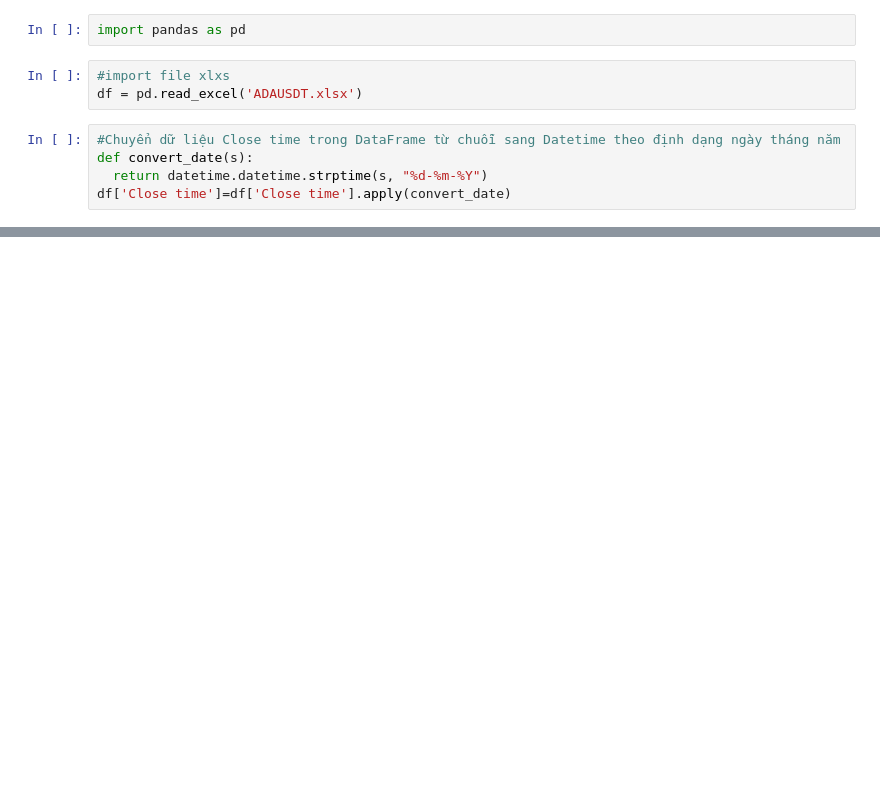
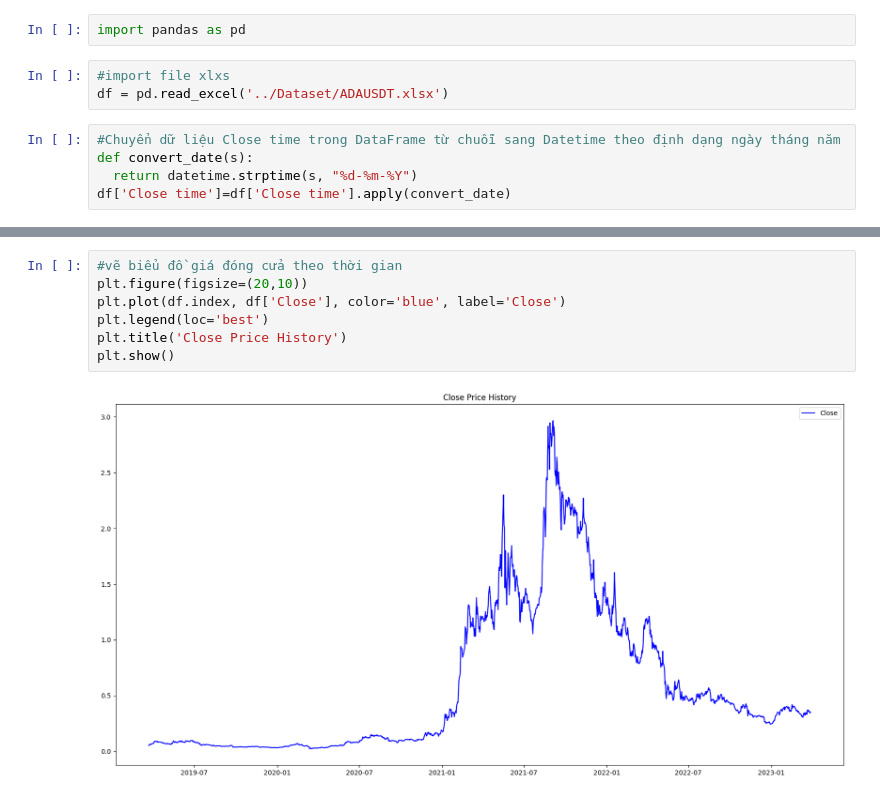
Before and after one commit to hoapham2k2/IS403.N21.HTTT_Nhom6, a Jupyter notebook: SVR.ipynb, the cells around one changed output, grey strips where cells are left out. Cells and saved outputs as stored; diff of their text form; blank space fills up the shorter version.

```diff
--- a/SVR.ipynb
+++ b/SVR.ipynb
@@ -10,11 +10,11 @@ import datetime
 import pandas as pd
 # %%
 #import file xlxs
-df = pd.read_excel('ADAUSDT.xlsx')
+df = pd.read_excel('../Dataset/ADAUSDT.xlsx')
 # %%
 #Chuyển dữ liệu Close time trong DataFrame từ chuỗi sang Datetime theo định dạng ngày tháng năm
 def convert_date(s):
-  return datetime.datetime.strptime(s, "%d-%m-%Y")
+  return datetime.strptime(s, "%d-%m-%Y")
 df['Close time']=df['Close time'].apply(convert_date)
 # %%
 #Sắp xếp close time theo thứ tự tăng dần
@@ -129,0 +57,9 @@ plt.show()
+# %%
+#vẽ biểu đồ giá đóng cửa theo thời gian
+plt.figure(figsize=(20,10))
+plt.plot(df.index, df['Close'], color='blue', label='Close')
+plt.legend(loc='best')
+plt.title('Close Price History')
+plt.show()
+# %% [output]
+[figure, added]
```
Also changed, not shown: parts of 30 cells of this notebook.
